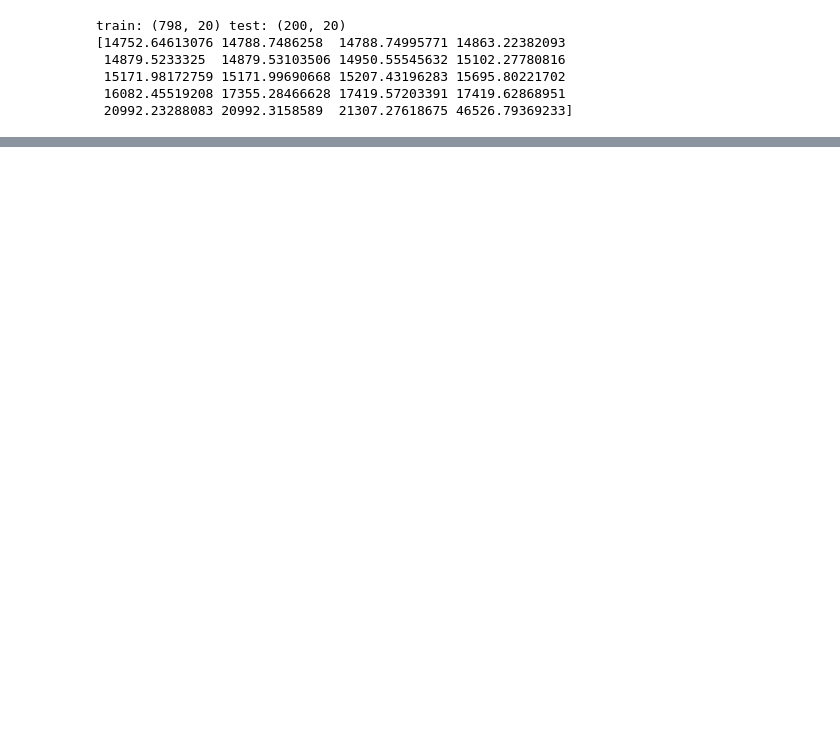
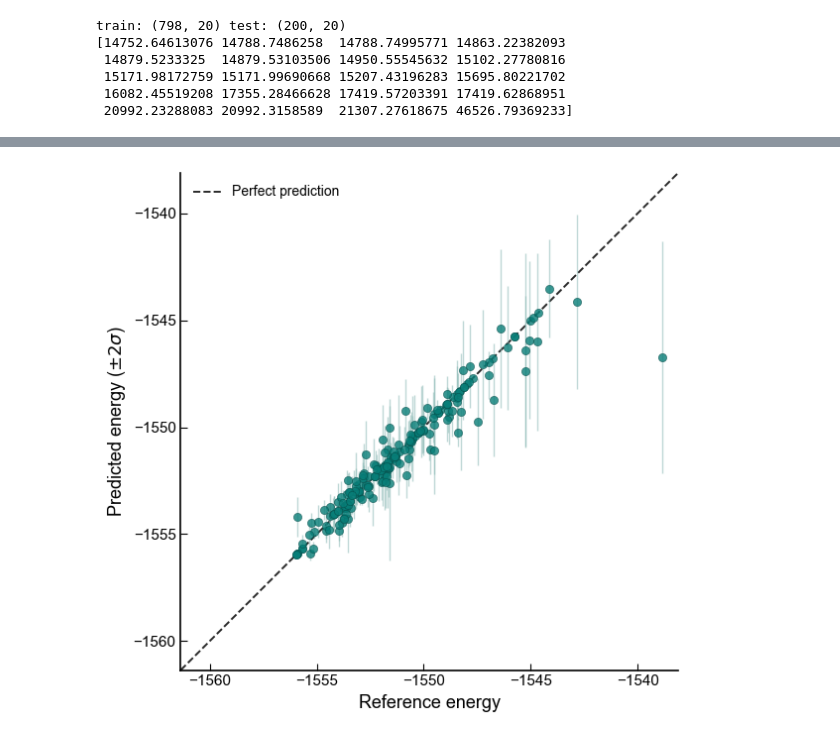
Before and after one commit to MateoLondono97/Au-Cluster-ML, a Jupyter notebook: Gauss_reg.ipynb, the cells around one changed output, grey strips where cells are left out. Cells and saved outputs as stored; diff of their text form; code cells hidden in the pictures; blank space fills up the shorter version.

```diff
--- a/Gauss_reg.ipynb
+++ b/Gauss_reg.ipynb
@@ -214,0 +243,94 @@ NotFittedError: This StandardScaler instance is not fitted yet. Call 'fit' with
+# %%
+#Improving figures:
+
+import numpy as np
+import matplotlib.pyplot as plt
+
+# Publication-style settings
+plt.rcParams.update({
+    "font.family": "Arial",
+    "font.size": 12,
+    "axes.labelsize": 13,
+    "axes.titlesize": 14,
+    "xtick.labelsize": 11,
+    "ytick.labelsize": 11,
+    "axes.linewidth": 1.2,
+    "xtick.direction": "in",
+    "ytick.direction": "in",
+    "xtick.major.size": 5,
+    "ytick.major.size": 5,
+    "figure.facecolor": "white",
+    "axes.facecolor": "white"
+})
+
+# Figure
+fig, ax = plt.subplots(figsize=(6.2, 5.8))
+
+# Prediction uncertainty
+ax.errorbar(
+    Y_test,
+    Y_pred,
+    yerr=2 * Y_std,
+    fmt='none',
+    ecolor='#8BB9B5',
+    elinewidth=1.0,
+    alpha=0.55,
+    capsize=0,
+    zorder=1
+)
+
+# Predictions
+ax.scatter(
+    Y_test,
+    Y_pred,
+    s=35,
+    color='#087E78',
+    edgecolor='#064E4A',
+    linewidth=0.45,
+    alpha=0.8,
+    zorder=2
+)
+
+# Perfect prediction line
+emin = min(Y_test.min(), Y_pred.min() - 2*Y_std.max())
+emax = max(Y_test.max(), Y_pred.max() + 2*Y_std.max())
+
+ax.plot(
+    [emin, emax],
+    [emin, emax],
+    linestyle='--',
+    color='#292929',
+    linewidth=1.4,
+    label='Perfect prediction',
+    zorder=0
+)
+
+# Axes
+ax.set_xlim(emin, emax)
+ax.set_ylim(emin, emax)
+ax.set_aspect('equal', adjustable='box')
+
+ax.set_xlabel(r'Reference energy')
+ax.set_ylabel(r'Predicted energy ($\pm 2\sigma$)')
+
+# Remove top and right spines
+ax.spines['top'].set_visible(False)
+ax.spines['right'].set_visible(False)
+
+ax.legend(
+    frameon=False,
+    loc='upper left',
+    fontsize=10
+)
+
+ax.tick_params(which='both', top=False, right=False)
+
+plt.tight_layout()
+plt.savefig(
+    'GPR_parity_plot.png',
+    dpi=500,
+    bbox_inches='tight'
+)
+plt.show()
+# %% [output]
+[figure, added]
```
Also changed, not shown: parts of 8 cells of this notebook.
